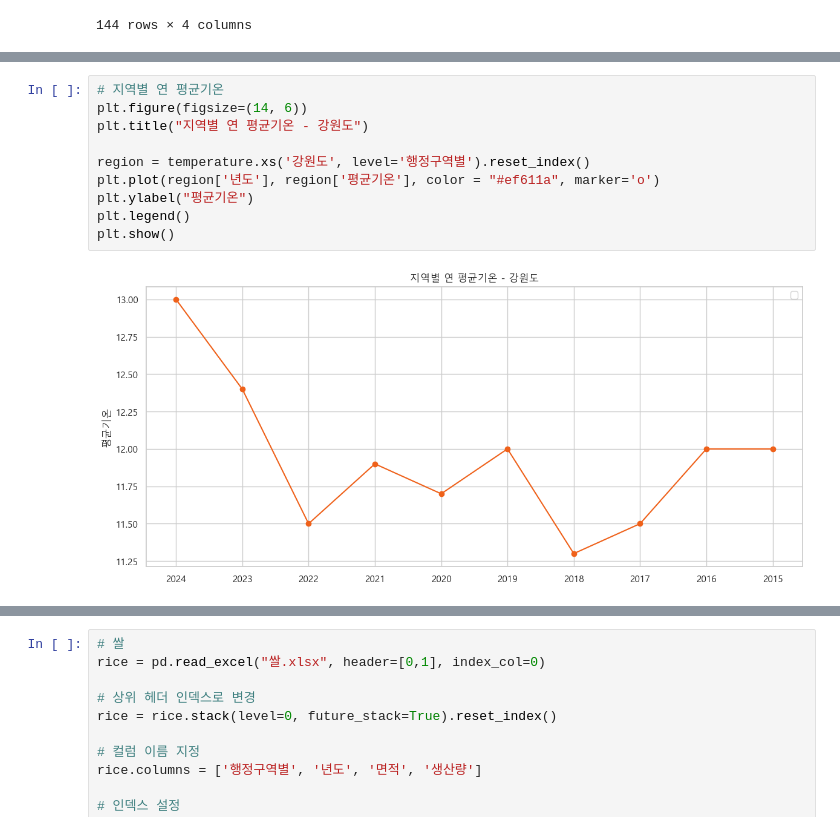
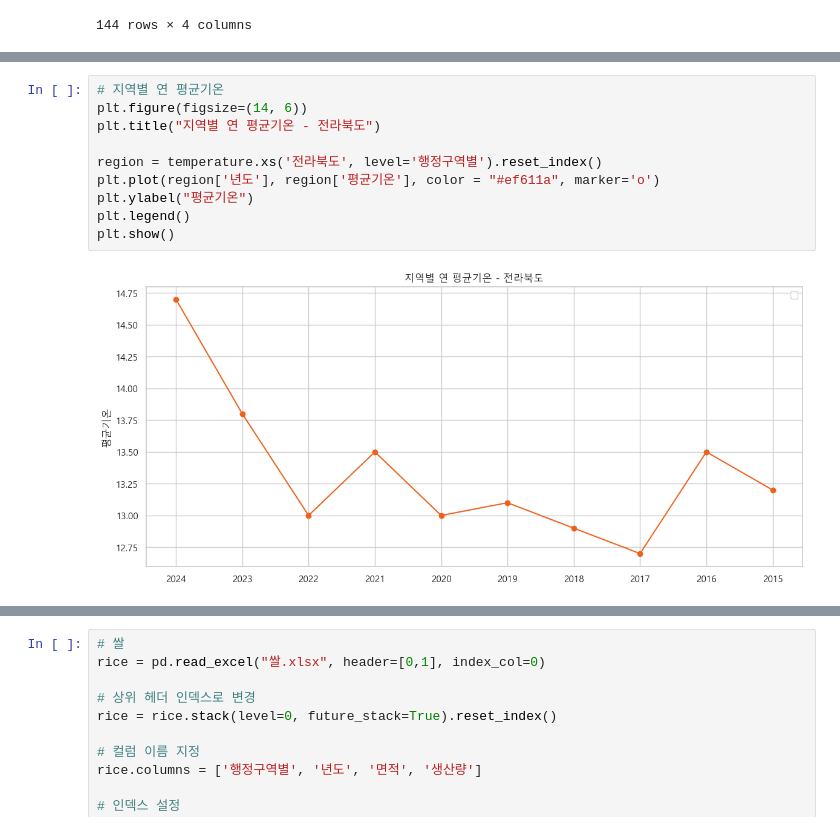
Before and after one commit to gwang1234/food_yield_analysis, a Jupyter notebook: foodWeather_data.ipynb, the cells around one changed output, grey strips where cells are left out. Saved outputs shown, nothing was run; the diff lists cells and outputs as text.

```diff
--- a/foodWeather_data.ipynb
+++ b/foodWeather_data.ipynb
@@ -131,12 +160,12 @@ plt.show()
 # %%
 # 지역별 연 평균기온
 plt.figure(figsize=(14, 6))
-plt.title("지역별 연 평균기온 - 강원도")
+plt.title("지역별 연 평균기온 - 전라북도")
 
-region = temperature.xs('강원도', level='행정구역별').reset_index()
+region = temperature.xs('전라북도', level='행정구역별').reset_index()
 plt.plot(region['년도'], region['평균기온'], color = "#ef611a", marker='o')
 plt.ylabel("평균기온")
 plt.legend()
 plt.show()
 # %% [output]
-[figure, old version]
+[figure, new version]
```
Also changed, not shown: parts of 6 cells of this notebook.
